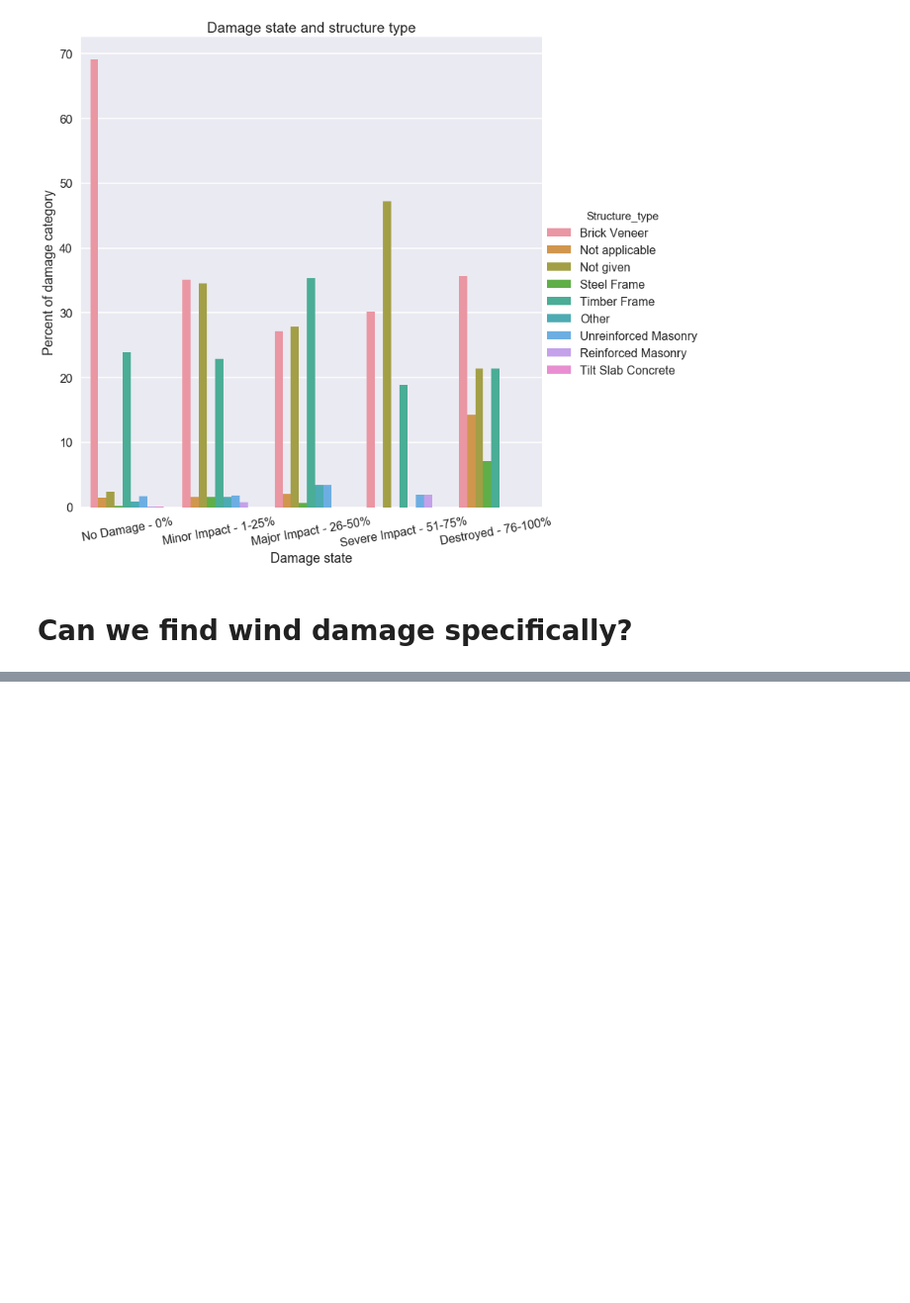
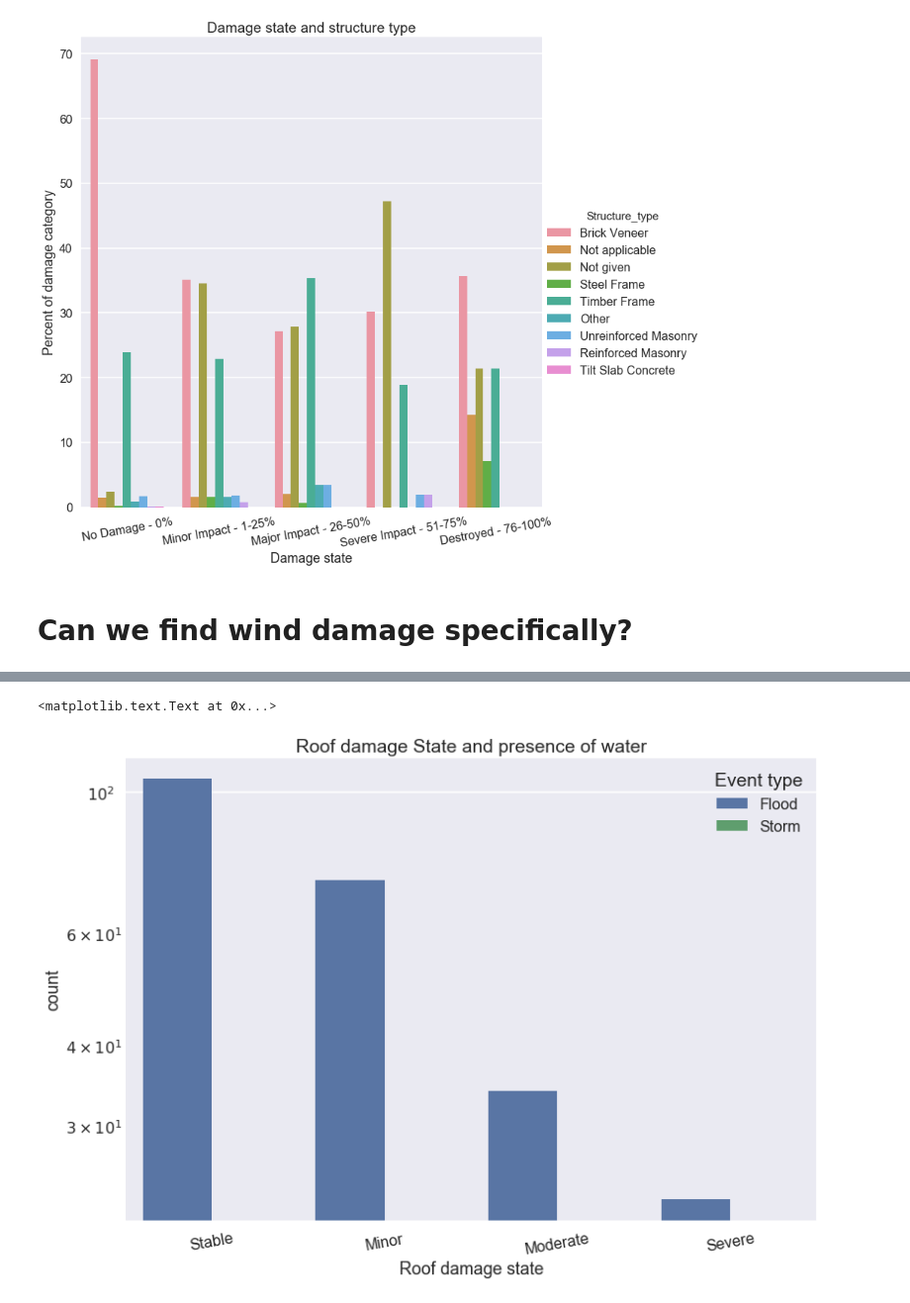
Before and after one commit to CEKrause/IPython_Notebooks, a Jupyter notebook: Rapid damage assessment survey data - Dungog ECL.ipynb, the cells around one changed output, grey strips where cells are left out. Shown: that part at 99% size. Cells and saved outputs as stored; diff of their text form; code cells hidden in the pictures; blank space fills up the shorter version.

```diff
--- a/Rapid damage assessment survey data - Dungog ECL.ipynb
+++ b/Rapid damage assessment survey data - Dungog ECL.ipynb
@@ -229,0 +236,11 @@ plt.xlabel('Roof damage state')
+# %%
+order = ['Stable', 'Minor', 'Moderate', 'Severe']
+ax = sns.countplot(x="roofdam", hue="eventtype", data=df, order = order)
+ax.legend(title="Event type")
+ax.set_yscale("log", nonposy='clip')
+plt.xticks(rotation=10)
+plt.title('Roof damage State and presence of water')
+plt.xlabel('Roof damage state')
+# %% [output]
+<matplotlib.text.Text at 0x...>
+[figure, added]
```
Also changed, not shown: parts of 6 cells of this notebook.
